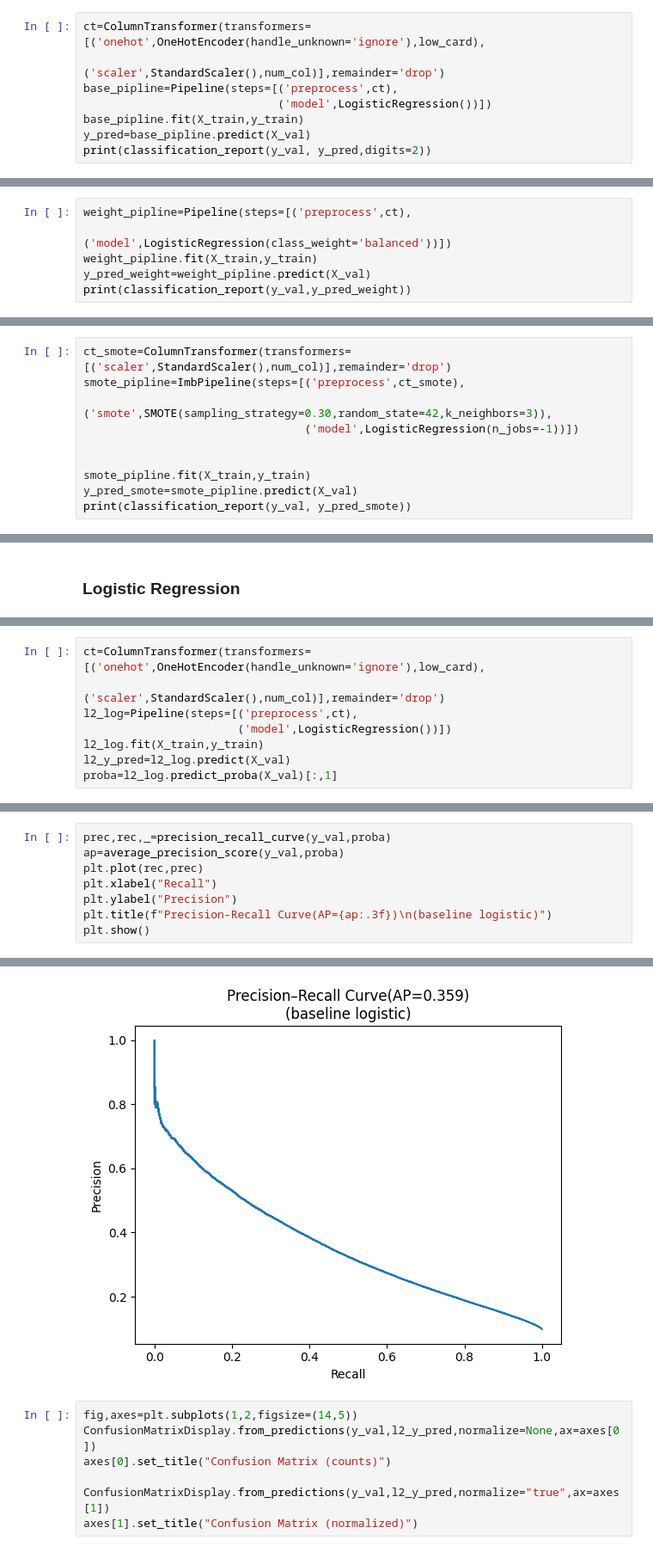
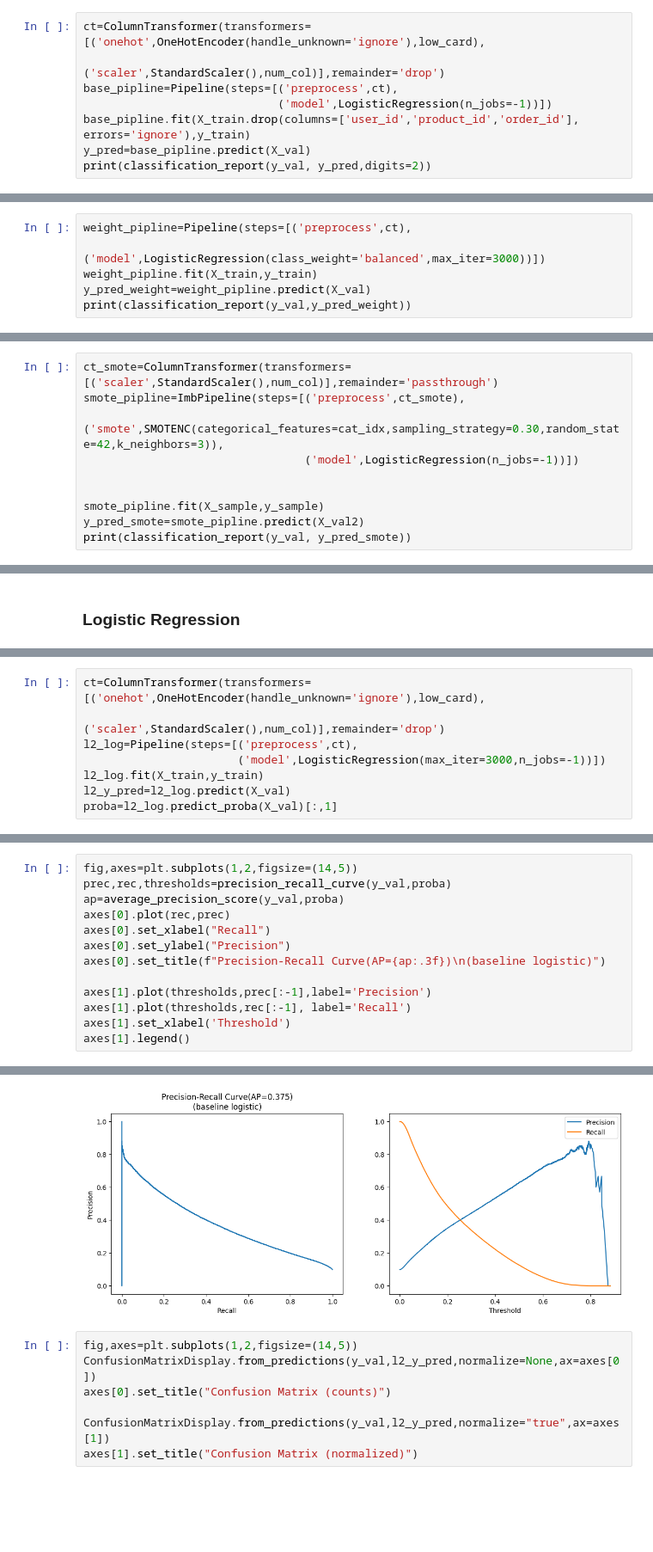
Before and after one commit to ab8d-DS/DSS230_Final_Project, a Jupyter notebook: notebooks/02_Feature_Engineering.ipynb, the cells around one changed output, grey strips where cells are left out. Shown at 86% size. Cells and saved outputs as stored; diff of their text form; blank space fills up the shorter version.

```diff
--- a/notebooks/02_Feature_Engineering.ipynb
+++ b/notebooks/02_Feature_Engineering.ipynb
@@ -476,8 +600,8 @@ not reordered rate in validation: 0.90
 ct=ColumnTransformer(transformers=[('onehot',OneHotEncoder(handle_unknown='ignore'),low_card),
                                    ('scaler',StandardScaler(),num_col)],remainder='drop')
 base_pipline=Pipeline(steps=[('preprocess',ct),
-                             ('model',LogisticRegression())])
-base_pipline.fit(X_train,y_train)
+                             ('model',LogisticRegression(n_jobs=-1))])
+base_pipline.fit(X_train.drop(columns=['user_id','product_id','order_id'], errors='ignore'),y_train)
 y_pred=base_pipline.predict(X_val)
 print(classification_report(y_val, y_pred,digits=2))
 # %% [output]
@@ -497,6 +620,6 @@ ct=ColumnTransformer(transformers=[('onehot',OneHotEncoder(handle_unknown='ignor
 # %%
 weight_pipline=Pipeline(steps=[('preprocess',ct),
-                             ('model',LogisticRegression(class_weight='balanced'))])
+                             ('model',LogisticRegression(class_weight='balanced',max_iter=3000))])
 weight_pipline.fit(X_train,y_train)
 y_pred_weight=weight_pipline.predict(X_val)
 print(classification_report(y_val,y_pred_weight))
@@ -512,12 +657,12 @@ weighted avg       0.89      0.73      0.78    845571
 # %%
-ct_smote=ColumnTransformer(transformers=[('scaler',StandardScaler(),num_col)],remainder='drop')
+ct_smote=ColumnTransformer(transformers=[('scaler',StandardScaler(),num_col)],remainder='passthrough')
 smote_pipline=ImbPipeline(steps=[('preprocess',ct_smote),
-                                 ('smote',SMOTE(sampling_strategy=0.30,random_state=42,k_neighbors=3)),
+                                 ('smote',SMOTENC(categorical_features=cat_idx,sampling_strategy=0.30,random_state=42,k_neighbors=3)),
                                  ('model',LogisticRegression(n_jobs=-1))])
 
 
-smote_pipline.fit(X_train,y_train)
-y_pred_smote=smote_pipline.predict(X_val)
+smote_pipline.fit(X_sample,y_sample)
+y_pred_smote=smote_pipline.predict(X_val2)
 print(classification_report(y_val, y_pred_smote))
 # %% [output]
               precision    recall  f1-score   support
@@ -536,7 +749,7 @@ weighted avg       0.88      0.88      0.88    845571
 ct=ColumnTransformer(transformers=[('onehot',OneHotEncoder(handle_unknown='ignore'),low_card),
                                    ('scaler',StandardScaler(),num_col)],remainder='drop')
 l2_log=Pipeline(steps=[('preprocess',ct),
-                       ('model',LogisticRegression())])
+                       ('model',LogisticRegression(max_iter=3000,n_jobs=-1))])
 l2_log.fit(X_train,y_train)
 l2_y_pred=l2_log.predict(X_val)
 proba=l2_log.predict_proba(X_val)[:,1]
@@ -558,9 +773,14 @@ weighted avg       0.88      0.91      0.87    845571
 # %%
-prec,rec,_=precision_recall_curve(y_val,proba)
+fig,axes=plt.subplots(1,2,figsize=(14,5))
+prec,rec,thresholds=precision_recall_curve(y_val,proba)
 ap=average_precision_score(y_val,proba)
-plt.plot(rec,prec)
-plt.xlabel("Recall")
-plt.ylabel("Precision")
-plt.title(f"Precision-Recall Curve(AP={ap:.3f})\n(baseline logistic)")
-plt.show()
+axes[0].plot(rec,prec)
+axes[0].set_xlabel("Recall")
+axes[0].set_ylabel("Precision")
+axes[0].set_title(f"Precision-Recall Curve(AP={ap:.3f})\n(baseline logistic)")
+
+axes[1].plot(thresholds,prec[:-1],label='Precision')
+axes[1].plot(thresholds,rec[:-1], label='Recall')
+axes[1].set_xlabel('Threshold')
+axes[1].legend()
 # %% [output]
@@ -567,4 +788,4 @@ plt.show()
-[figure, old version]
+[figure, new version]
 # %%
 fig,axes=plt.subplots(1,2,figsize=(14,5))
 ConfusionMatrixDisplay.from_predictions(y_val,l2_y_pred,normalize=None,ax=axes[0])
```
Also changed, not shown: parts of 206 cells of this notebook, 5 other files.
